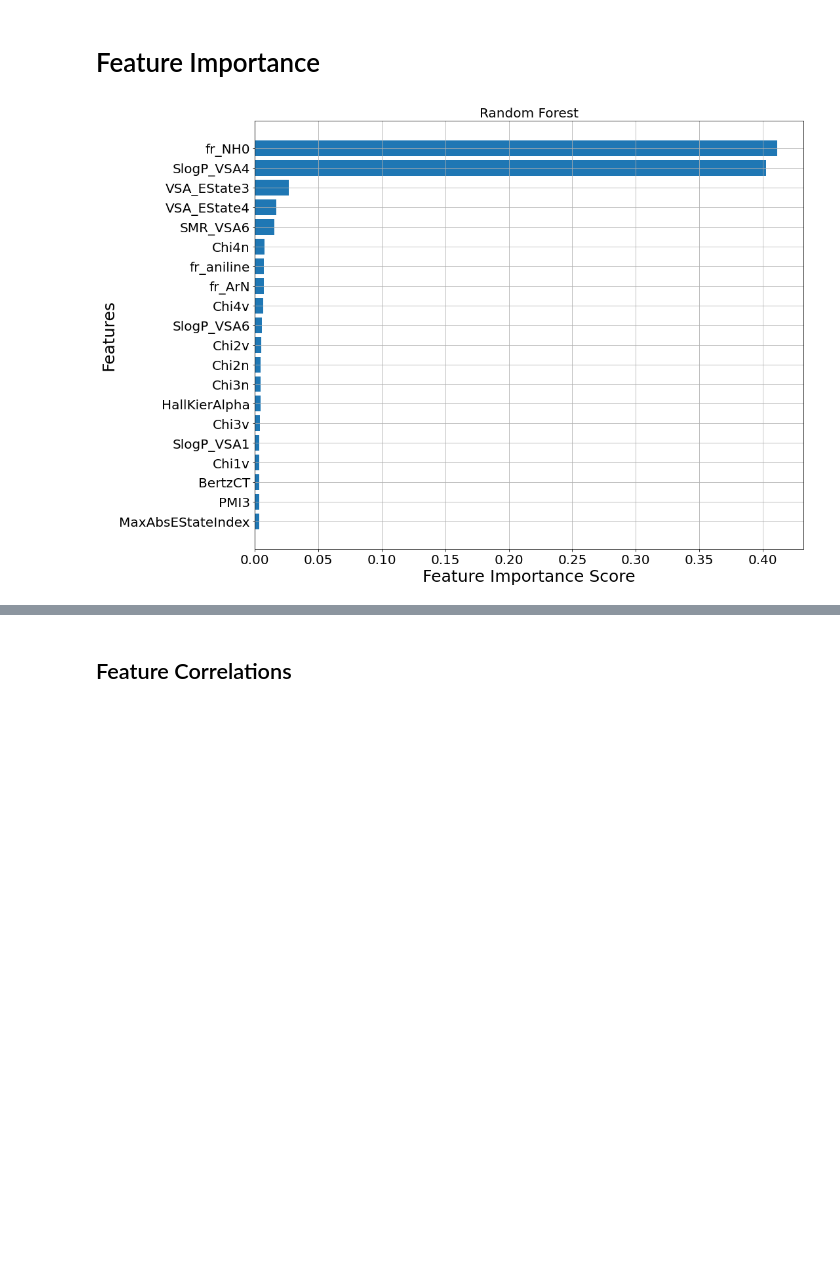
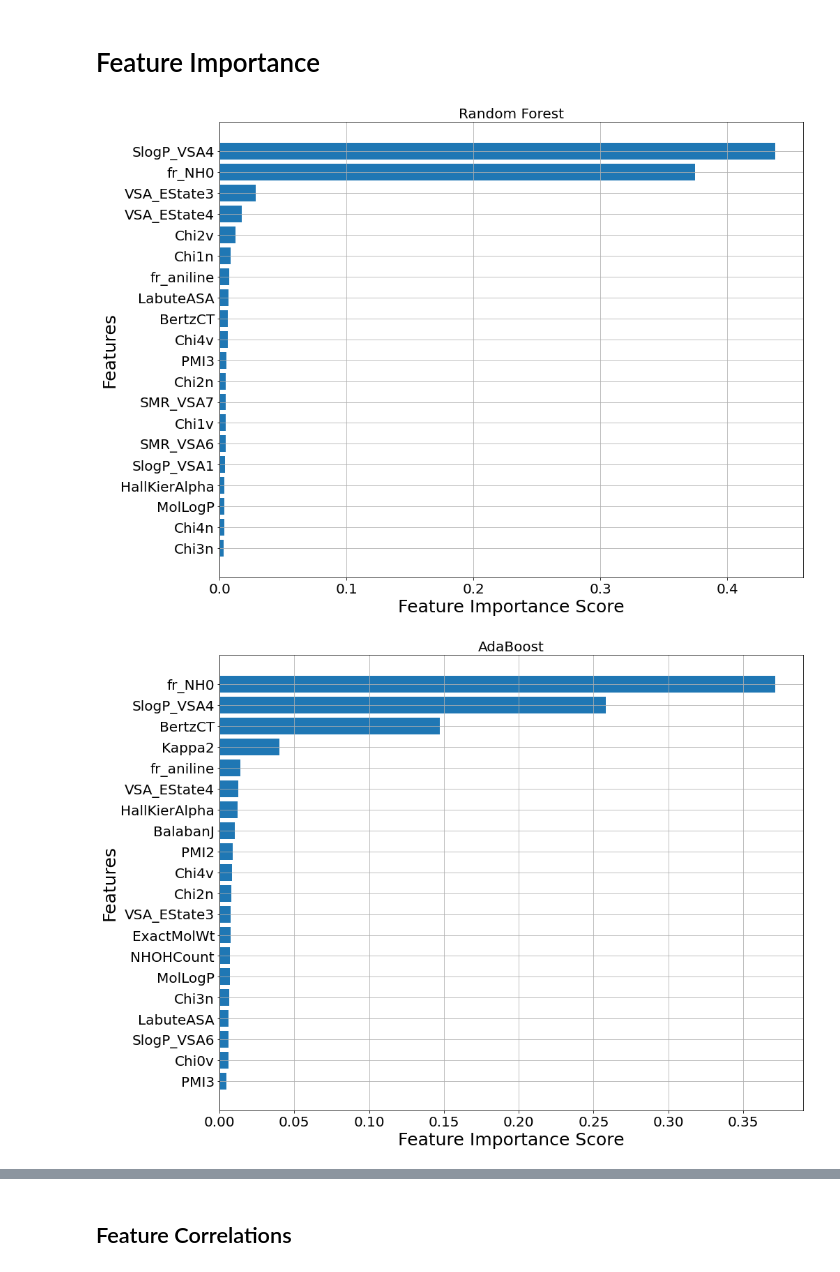
Before and after one commit to siddharth-ncl-work/miscellaneous, a Jupyter notebook: machine_learning_project_ideas/1/model_training.ipynb, the cells around one changed output, grey strips where cells are left out. Drawn from its saved outputs; the diff is of its cells as text; code cells hidden in the pictures; blank space fills up the shorter version.

```diff
--- a/machine_learning_project_ideas/1/model_training.ipynb
+++ b/machine_learning_project_ideas/1/model_training.ipynb
@@ -673,17 +672,0 @@ feat_imp_data=
-# %%
-#Random Forest Regression
-from sklearn.ensemble import RandomForestRegressor
-
-rf_reg = RandomForestRegressor(**gs_rf.best_params_).fit(X_train_scaled, y_train)
-importance = rf_reg.feature_importances_
-ntop=20
-sorted_idx=importance.argsort()
-top_features=list(X.columns[sorted_idx][-ntop:])
-plt.figure(figsize=(15,12))
-plt.barh(top_features, importance[sorted_idx][-ntop:])
-plt.ylabel('Features')
-plt.xlabel('Feature Importance Score')
-plt.title('Random Forest')
-plt.show()
-# %% [output]
-[figure, removed]
@@ -689,0 +676,44 @@ plt.show()
+# %%
+feat_imp_dict={}
+
+ntop=20
+rf_reg=opt_models_data_df[opt_models_data_df['model_name']=='random_forest']['best_model'].values[0]
+feat_score = rf_reg.feature_importances_
+feat_score_sorted_idx=feat_score.argsort()
+feat_imp_dict['random_forest_opt']=feat_score_sorted_idx
+
+plt.figure(figsize=(15,12))
+rf_top_features=list(map(lambda x:col_idx2name[x],feat_score_sorted_idx))
+plt.barh(features[-ntop:],feat_score[feat_score_sorted_idx][-ntop:])
+plt.ylabel('Features')
+plt.xlabel('Feature Importance Score')
+plt.title('Random Forest')
+plt.show()
+
+
+adaboost_reg=opt_models_data_df[opt_models_data_df['model_name']=='ada_boost']['best_model'].values[0]
+feat_score = adaboost_reg.feature_importances_
+feat_score_sorted_idx=feat_score.argsort()
+feat_imp_dict['ada_boost_opt']=feat_score_sorted_idx
+plt.figure(figsize=(15,12))
+features=list(map(lambda x:col_idx2name[x],feat_score_sorted_idx))
+plt.barh(features[-ntop:],feat_score[feat_score_sorted_idx][-ntop:])
+plt.ylabel('Features')
+plt.xlabel('Feature Importance Score')
+plt.title('AdaBoost')
+plt.show()
+
+gbt_reg=opt_models_data_df[opt_models_data_df['model_name']=='gradient_boosting_reg']['best_model'].values[0]
+feat_score = gbt_reg.feature_importances_
+feat_score_sorted_idx=feat_score.argsort()
+feat_imp_dict['gradient_boosting_reg_opt']=feat_score_sorted_idx
+plt.figure(figsize=(15,12))
+features=list(map(lambda x:col_idx2name[x],feat_score_sorted_idx))
+plt.barh(features[-ntop:],feat_score[feat_score_sorted_idx][-ntop:])
+plt.ylabel('Features')
+plt.xlabel('Feature Importance Score')
+plt.title('Gradient Boosting')
+plt.show()
+# %% [output]
+[figure, added]
+[figure, added]
```
Also changed, not shown: parts of 31 cells of this notebook, 1 other file.
